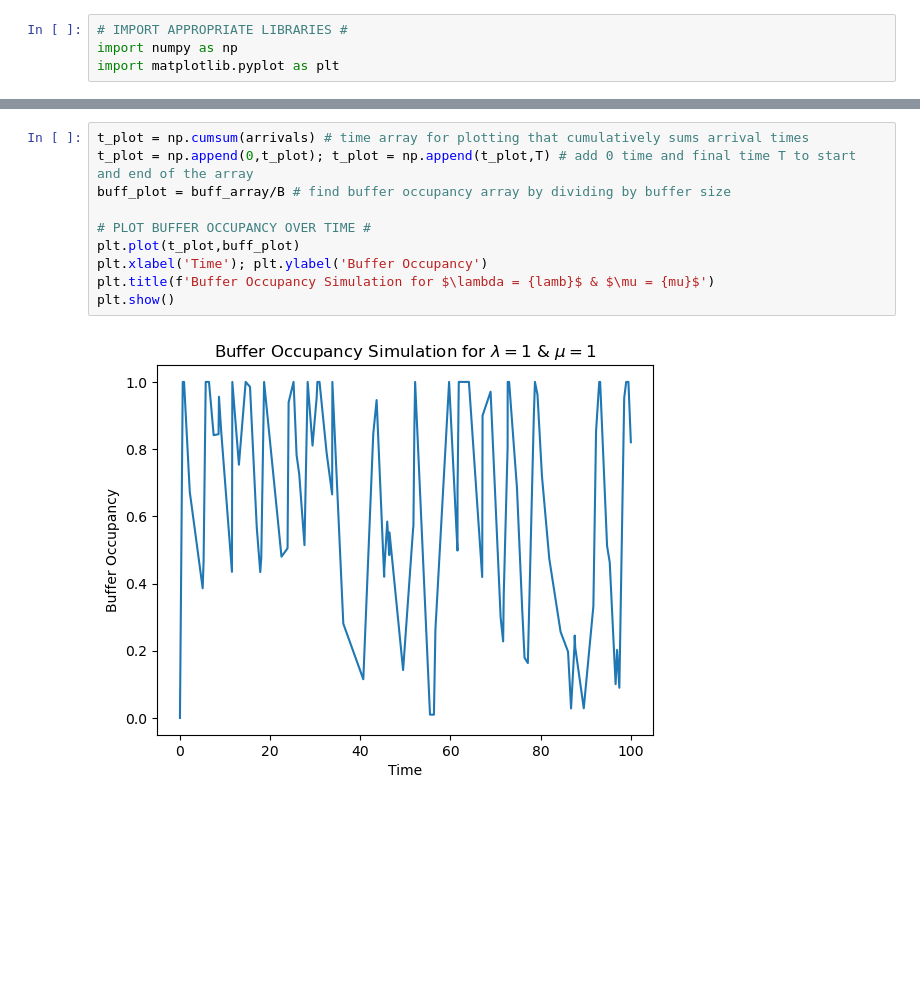
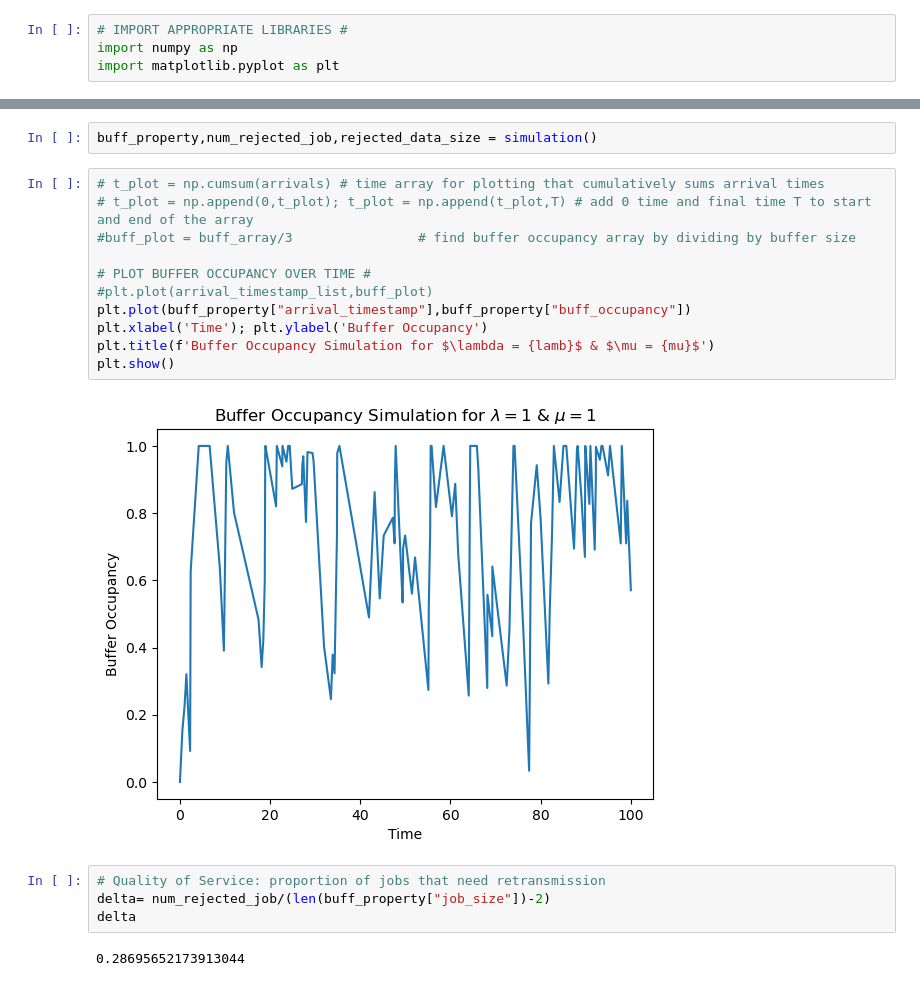
Before and after one commit to Ha00y/proj-buffer, a Jupyter notebook: Buffer Simulations.ipynb, the cells around one changed output, grey strips where cells are left out. Saved outputs shown, nothing was run; the diff lists cells and outputs as text; blank space fills up the shorter version.

Commit message:
Add files via upload
dictionary buffer and quality of service

```diff
--- a/Buffer Simulations.ipynb
+++ b/Buffer Simulations.ipynb
@@ -42,12 +72,21 @@ while elapsing:
+# %%
+buff_property,num_rejected_job,rejected_data_size = simulation()
 # %%
-t_plot = np.cumsum(arrivals) # time array for plotting that cumulatively sums arrival times
-t_plot = np.append(0,t_plot); t_plot = np.append(t_plot,T) # add 0 time and final time T to start and end of the array
-buff_plot = buff_array/B # find buffer occupancy array by dividing by buffer size
+# t_plot = np.cumsum(arrivals) # time array for plotting that cumulatively sums arrival times
+# t_plot = np.append(0,t_plot); t_plot = np.append(t_plot,T) # add 0 time and final time T to start and end of the array
+#buff_plot = buff_array/3                # find buffer occupancy array by dividing by buffer size
 
 # PLOT BUFFER OCCUPANCY OVER TIME #
-plt.plot(t_plot,buff_plot)
+#plt.plot(arrival_timestamp_list,buff_plot)
+plt.plot(buff_property["arrival_timestamp"],buff_property["buff_occupancy"])
 plt.xlabel('Time'); plt.ylabel('Buffer Occupancy')
 plt.title(f'Buffer Occupancy Simulation for $\lambda = {lamb}$ & $\mu = {mu}$')
 plt.show()
 # %% [output]
-[figure, old version]
+[figure, new version]
+# %%
+# Quality of Service: proportion of jobs that need retransmission
+delta= num_rejected_job/(len(buff_property["job_size"])-2)
+delta
+# %% [output]
+0.28695652173913044
```
Also changed, not shown: parts of 5 cells of this notebook.
